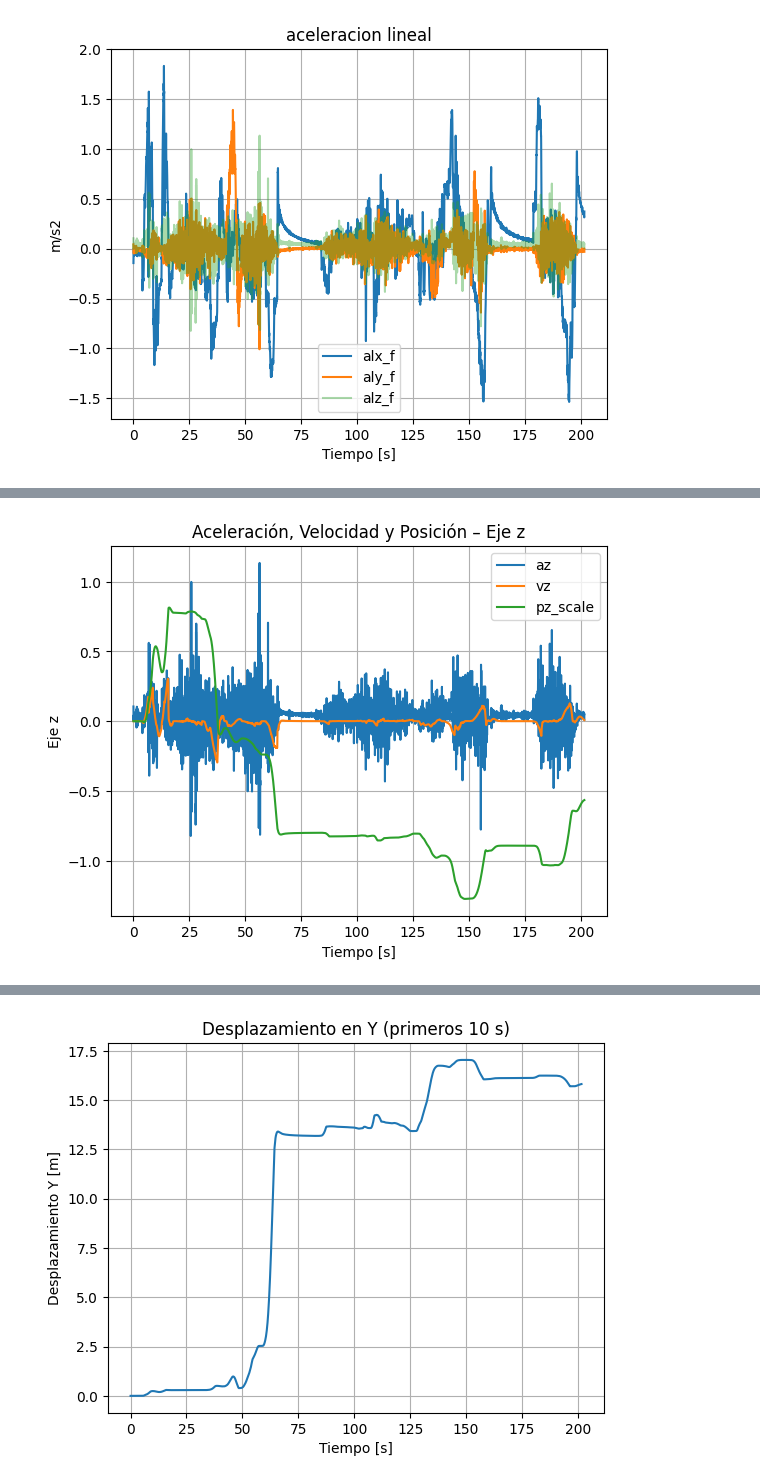
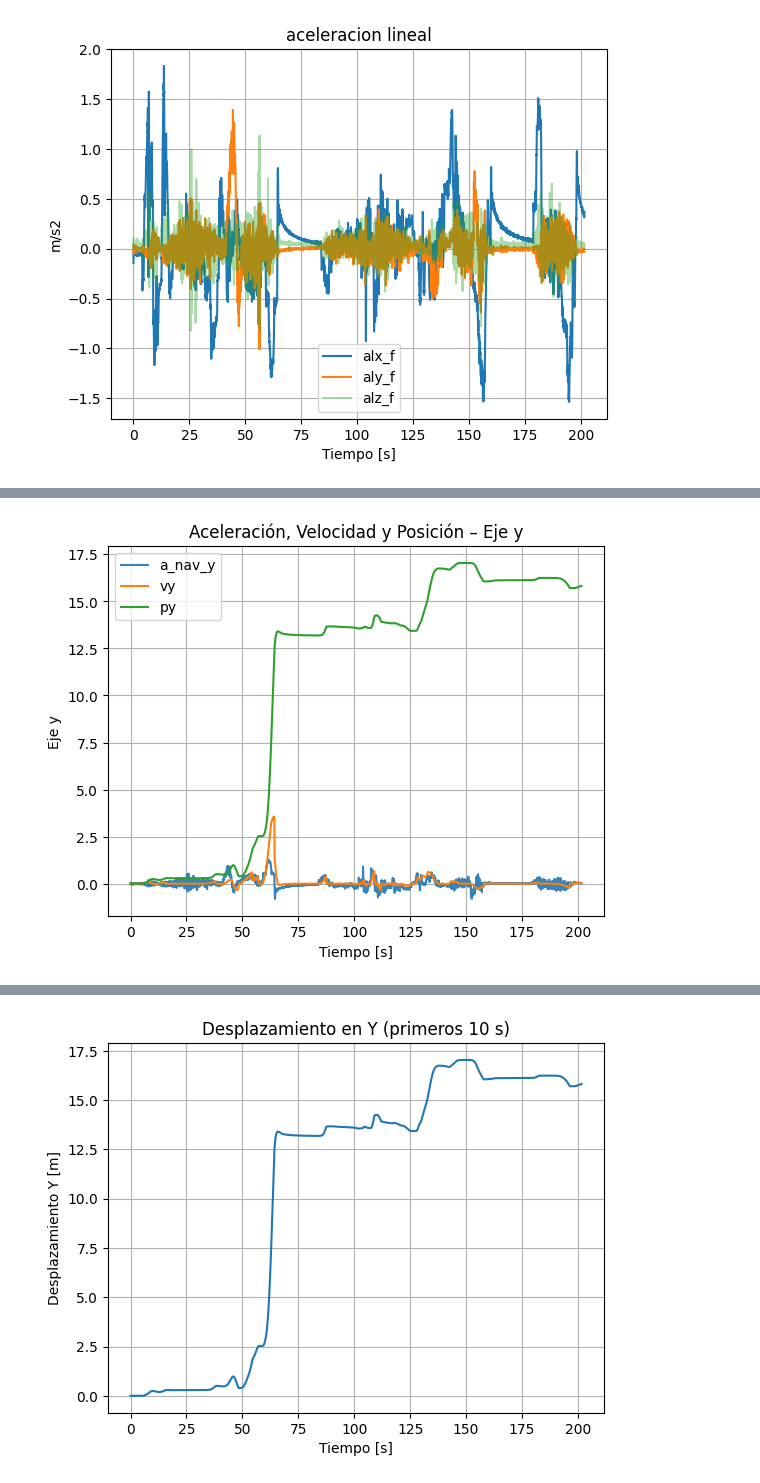
Before and after one commit to JuanAlva/sensorConnect_reader, a Jupyter notebook: pruebas_09-03/prueba03.ipynb, the cells around one changed output, grey strips where cells are left out. Saved outputs shown, nothing was run; the diff lists cells and outputs as text; code cells hidden in the pictures.

```diff
--- a/pruebas_09-03/prueba03.ipynb
+++ b/pruebas_09-03/prueba03.ipynb
@@ -1091,15 +1117,4 @@ plot_unEje_ac_v_p("y")
-# %%
-# plt.figure()
-# plt.plot(t, df_u["alz_f"], label="az")
-# plt.plot(t, df_u["vz"], label="vz")
-# plt.plot(t, df_u["pz"], label="pz")
-# plt.xlabel("Tiempo [s]")
-# plt.ylabel("Eje Z")
-# plt.legend()
-# plt.grid(True)
-# plt.title("Aceleración, Velocidad y Posición – Eje Z")
-# plt.show()
-
-plot_unEje_ac_v_p("z")
-# %% [output]
-[figure, removed]
+# %%
+plot_unEje_ac_nav_v_p("y")
+# %% [output]
+[figure, added]
```
Also changed, not shown: parts of 12 cells of this notebook, 2 other files.
